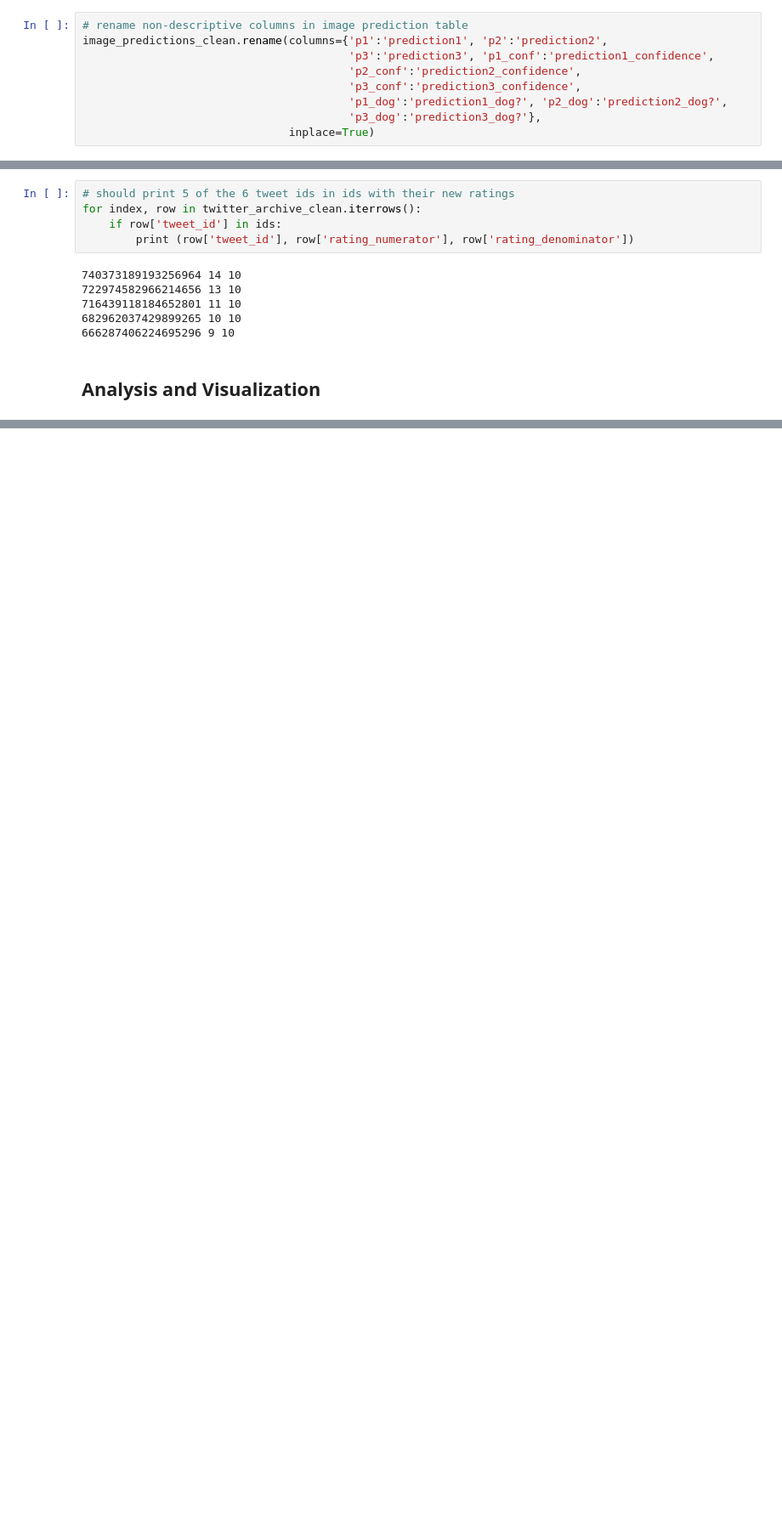
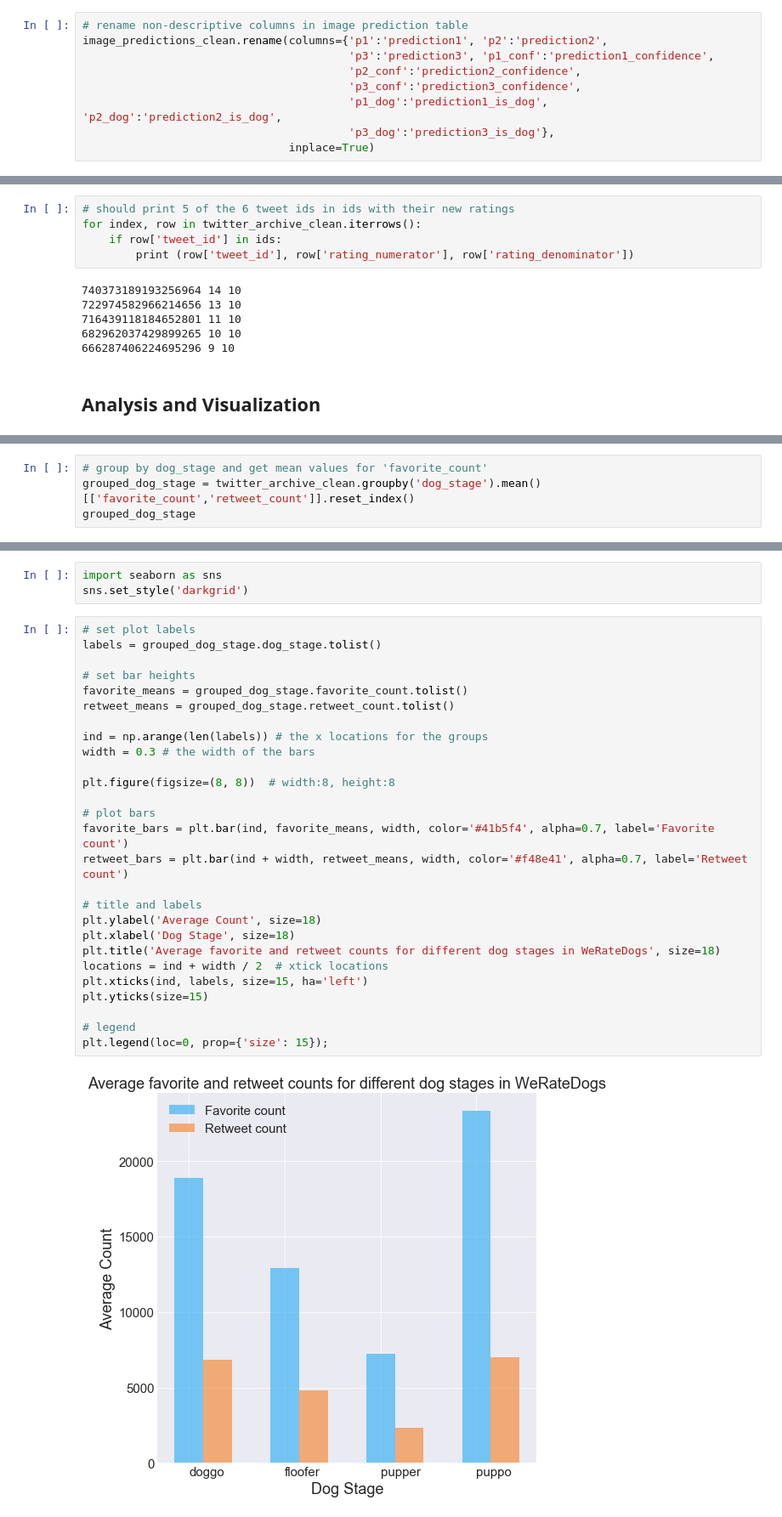
Before and after one commit to cnspatino/WeRateDogs-twitter-analysis, a Jupyter notebook: wrangle_act.ipynb, the cells around one changed output, grey strips where cells are left out. Shown at 85% size. Drawn from its saved outputs; the diff is of its cells as text; blank space fills up the shorter version.

Commit message:
Completed Analysis and Visualization steps

```diff
--- a/wrangle_act.ipynb
+++ b/wrangle_act.ipynb
@@ -1107,8 +1102,8 @@ image_predictions_clean.rename(columns={'p1':'prediction1', 'p2':'prediction2',
                                         'p3':'prediction3', 'p1_conf':'prediction1_confidence',
                                         'p2_conf':'prediction2_confidence',
                                         'p3_conf':'prediction3_confidence',
-                                        'p1_dog':'prediction1_dog?', 'p2_dog':'prediction2_dog?',
-                                        'p3_dog':'prediction3_dog?'},
+                                        'p1_dog':'prediction1_is_dog', 'p2_dog':'prediction2_is_dog',
+                                        'p3_dog':'prediction3_is_dog'},
                                inplace=True)
 # %%
 # merge together on 'tweet_id'
@@ -1456,0 +1467,4 @@ for index, row in twitter_archive_clean.iterrows():
+# %%
+# group by dog_stage and get mean values for 'favorite_count'
+grouped_dog_stage = twitter_archive_clean.groupby('dog_stage').mean()[['favorite_count','retweet_count']].reset_index()
+grouped_dog_stage
@@ -1456,0 +1479,32 @@ for index, row in twitter_archive_clean.iterrows():
+# %%
+import seaborn as sns
+sns.set_style('darkgrid')
+# %%
+# set plot labels
+labels = grouped_dog_stage.dog_stage.tolist()
+
+# set bar heights
+favorite_means = grouped_dog_stage.favorite_count.tolist()
+retweet_means = grouped_dog_stage.retweet_count.tolist()
+
+ind = np.arange(len(labels)) # the x locations for the groups
+width = 0.3 # the width of the bars
+
+plt.figure(figsize=(8, 8))  # width:8, height:8
+
+# plot bars
+favorite_bars = plt.bar(ind, favorite_means, width, color='#41b5f4', alpha=0.7, label='Favorite count')
+retweet_bars = plt.bar(ind + width, retweet_means, width, color='#f48e41', alpha=0.7, label='Retweet count')
+
+# title and labels
+plt.ylabel('Average Count', size=18)
+plt.xlabel('Dog Stage', size=18)
+plt.title('Average favorite and retweet counts for different dog stages in WeRateDogs', size=18)
+locations = ind + width / 2  # xtick locations
+plt.xticks(ind, labels, size=15, ha='left')
+plt.yticks(size=15)
+
+# legend
+plt.legend(loc=0, prop={'size': 15});
+# %% [output]
+[figure, added]
```
Also changed, not shown: parts of 46 cells of this notebook.
